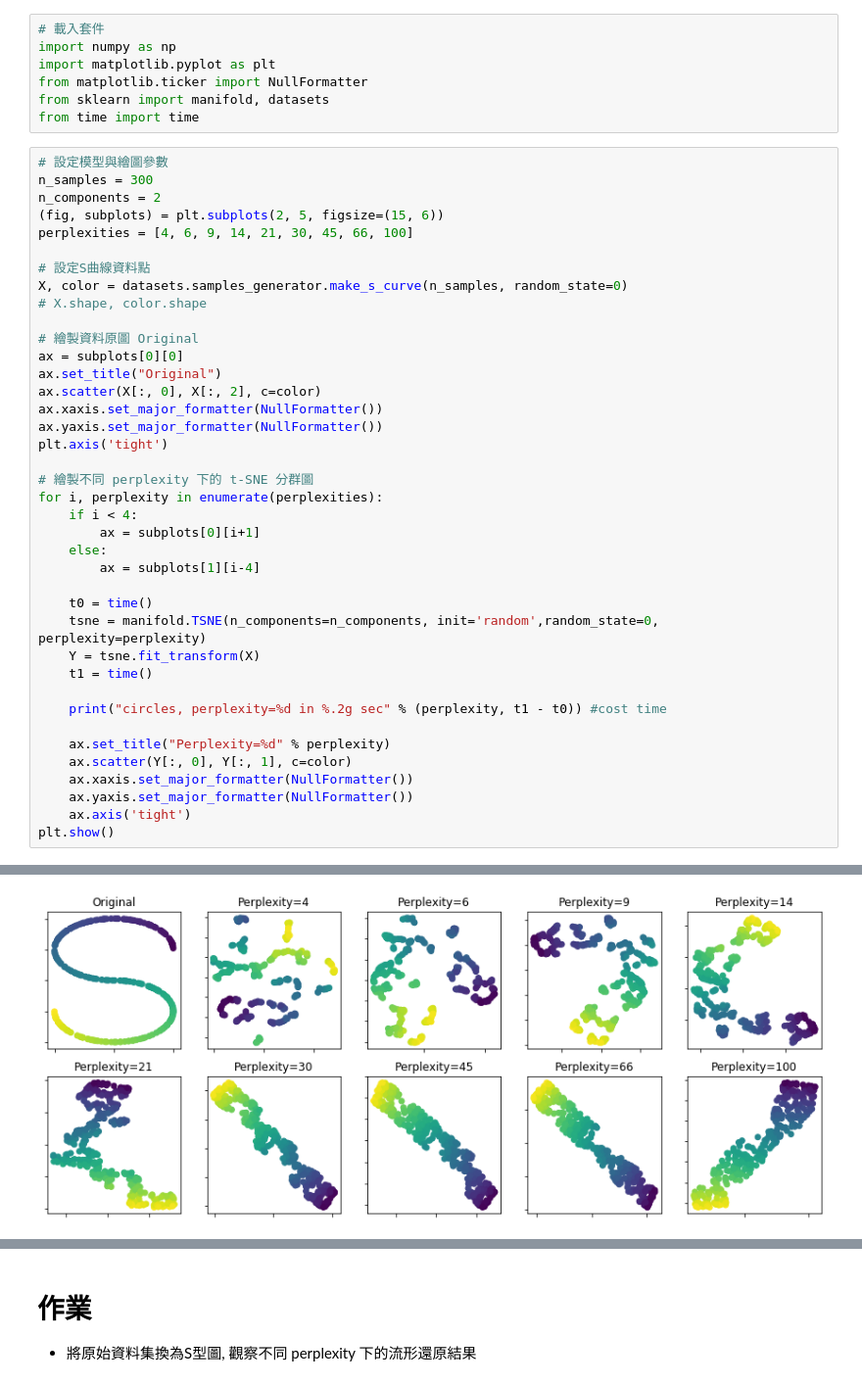
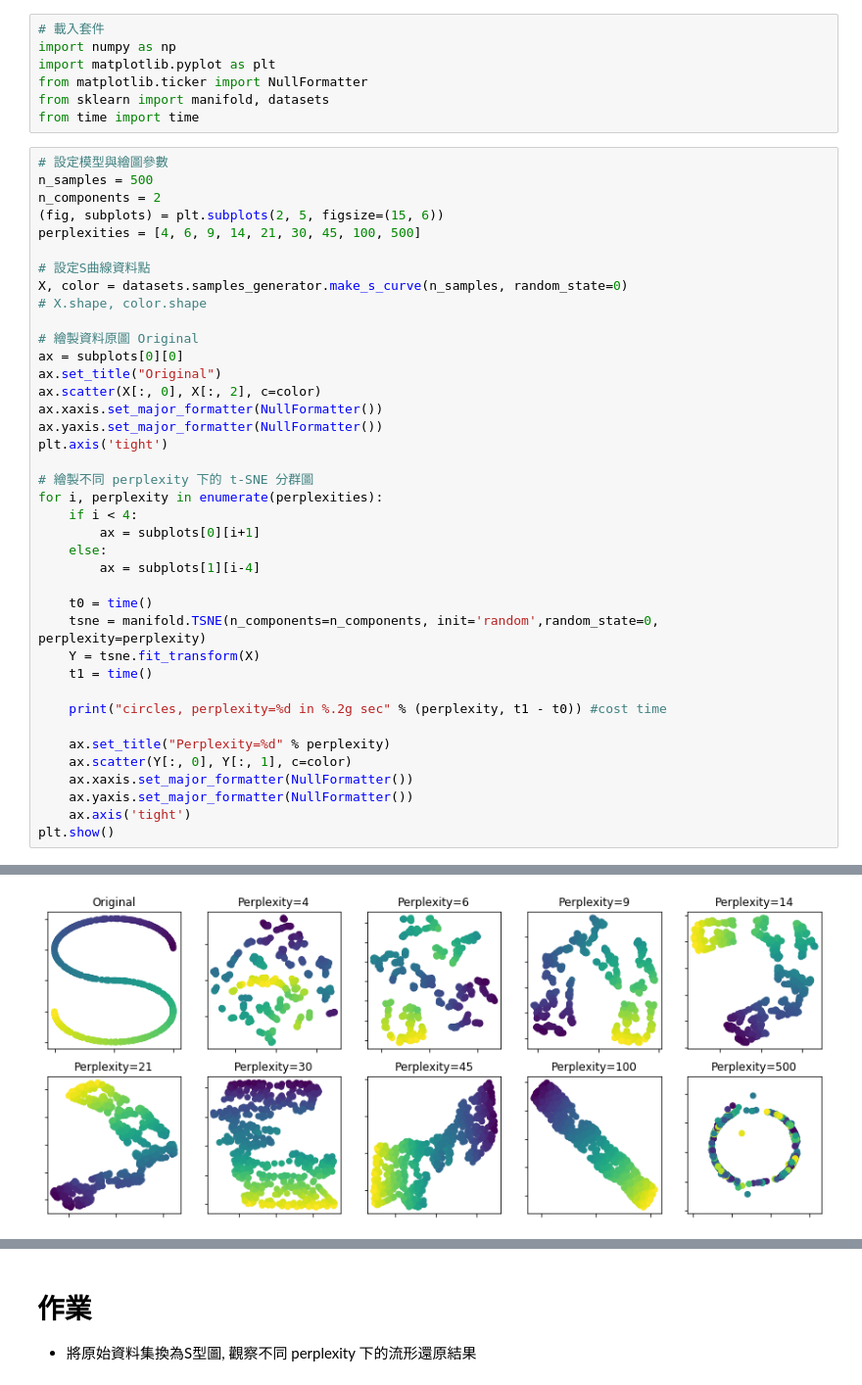
Before and after one commit to freyatzeng/ML100-Days, a Jupyter notebook: homework/Day_062_HW( t-SNE perplexity參數).ipynb, the cells around one changed output, grey strips where cells are left out. Shown at 98% size. Saved outputs shown, nothing was run; the diff lists cells and outputs as text.

```diff
--- a/homework/Day_062_HW( t-SNE perplexity參數).ipynb
+++ b/homework/Day_062_HW( t-SNE perplexity參數).ipynb
@@ -10,10 +10,10 @@ from sklearn import manifold, datasets
 from time import time
 # %%
 # 設定模型與繪圖參數
-n_samples = 300
+n_samples = 500
 n_components = 2
 (fig, subplots) = plt.subplots(2, 5, figsize=(15, 6))
-perplexities = [4, 6, 9, 14, 21, 30, 45, 66, 100]
+perplexities = [4, 6, 9, 14, 21, 30, 45, 100, 500]
 
 # 設定S曲線資料點
 X, color = datasets.samples_generator.make_s_curve(n_samples, random_state=0)
@@ -60,2 +60,2 @@ circles, perplexity=100 in 9.5 sec
-[figure, old version]
+[figure, new version]
 # %%
```
Also changed, not shown: parts of 2 cells of this notebook.
